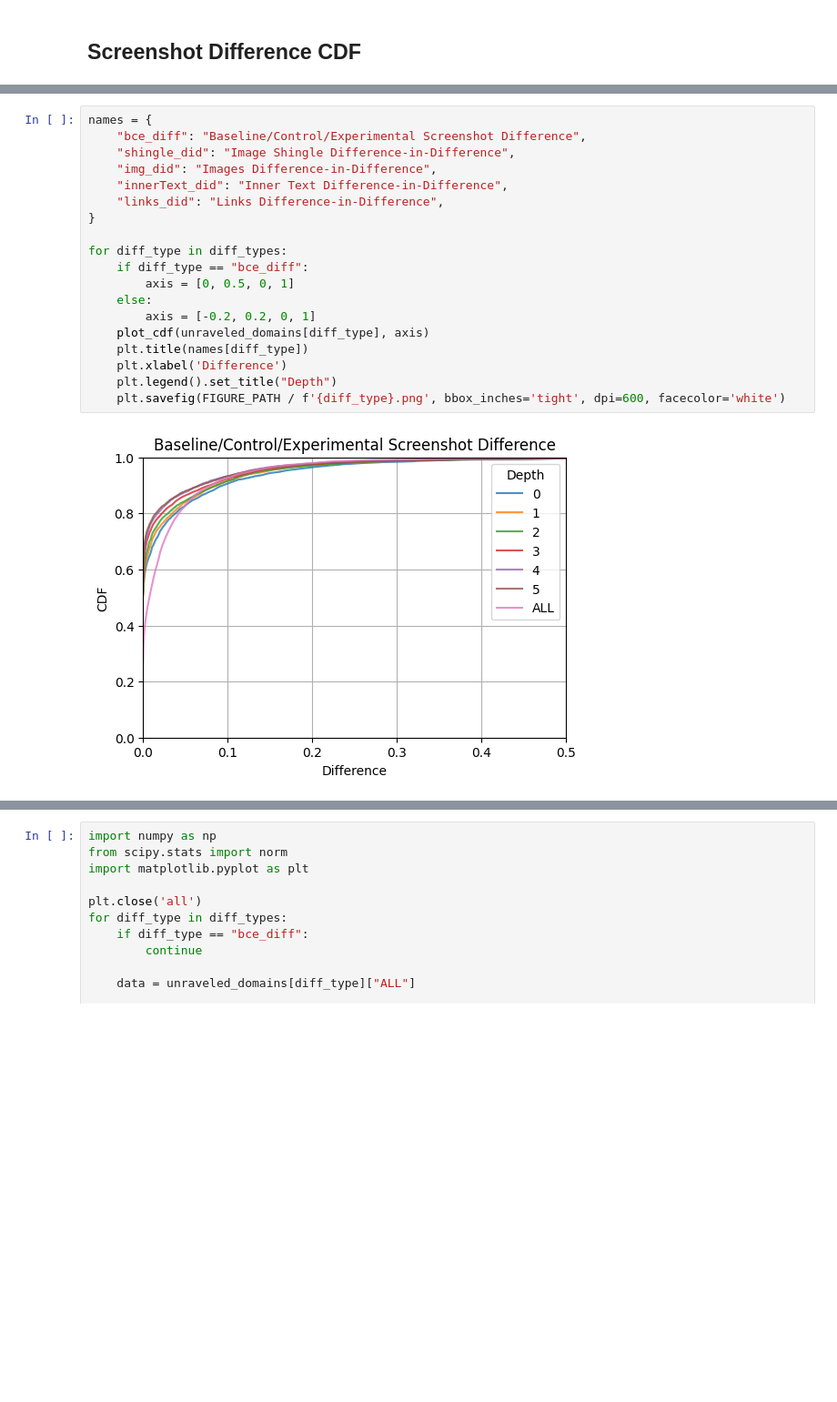
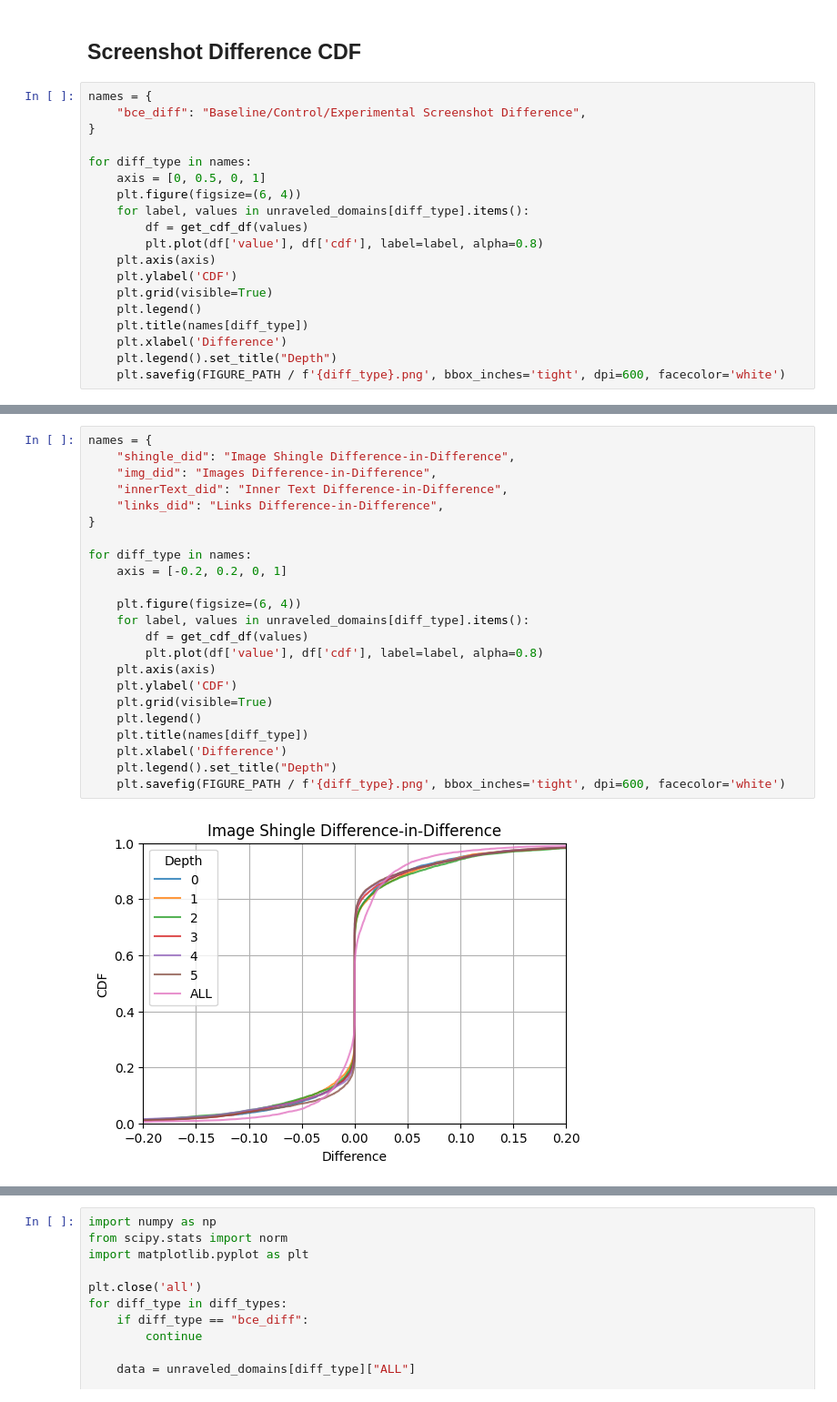
Before and after one commit to maxwellmlin/cookie-classify, a Jupyter notebook: classification_algo.ipynb, the cells around one changed output, grey strips where cells are left out. Shown at 91% size. Saved outputs shown, nothing was run; the diff lists cells and outputs as text; blank space fills up the shorter version.

```diff
--- a/classification_algo.ipynb
+++ b/classification_algo.ipynb
@@ -588,3 +588,22 @@ Successful domains extracted: 7490/7490
 7490 rows × 6 columns
 # %% [markdown]
 ## Screenshot Difference CDF
+# %%
+names = {
+    "bce_diff": "Baseline/Control/Experimental Screenshot Difference",
+}
+
+for diff_type in names:
+    axis = [0, 0.5, 0, 1]
+    plt.figure(figsize=(6, 4))
+    for label, values in unraveled_domains[diff_type].items():
+        df = get_cdf_df(values)
+        plt.plot(df['value'], df['cdf'], label=label, alpha=0.8)
+    plt.axis(axis)
+    plt.ylabel('CDF')
+    plt.grid(visible=True)
+    plt.legend()
+    plt.title(names[diff_type])
+    plt.xlabel('Difference')
+    plt.legend().set_title("Depth")
+    plt.savefig(FIGURE_PATH / f'{diff_type}.png', bbox_inches='tight', dpi=600, facecolor='white')
@@ -591,21 +612,25 @@ Successful domains extracted: 7490/7490
 # %%
 names = {
-    "bce_diff": "Baseline/Control/Experimental Screenshot Difference",
     "shingle_did": "Image Shingle Difference-in-Difference",
     "img_did": "Images Difference-in-Difference",
     "innerText_did": "Inner Text Difference-in-Difference",
     "links_did": "Links Difference-in-Difference",
 }
 
-for diff_type in diff_types:
-    if diff_type == "bce_diff":
-        axis = [0, 0.5, 0, 1]
-    else:
-        axis = [-0.2, 0.2, 0, 1]
-    plot_cdf(unraveled_domains[diff_type], axis)
+for diff_type in names:
+    axis = [-0.2, 0.2, 0, 1]
+
+    plt.figure(figsize=(6, 4))
+    for label, values in unraveled_domains[diff_type].items():
+        df = get_cdf_df(values)
+        plt.plot(df['value'], df['cdf'], label=label, alpha=0.8)
+    plt.axis(axis)
+    plt.ylabel('CDF')
+    plt.grid(visible=True)
+    plt.legend()
     plt.title(names[diff_type])
     plt.xlabel('Difference')
     plt.legend().set_title("Depth")
     plt.savefig(FIGURE_PATH / f'{diff_type}.png', bbox_inches='tight', dpi=600, facecolor='white')
 # %% [output]
-[figure, old version]
+[figure, new version]
```
Also changed, not shown: parts of 2 cells of this notebook.
